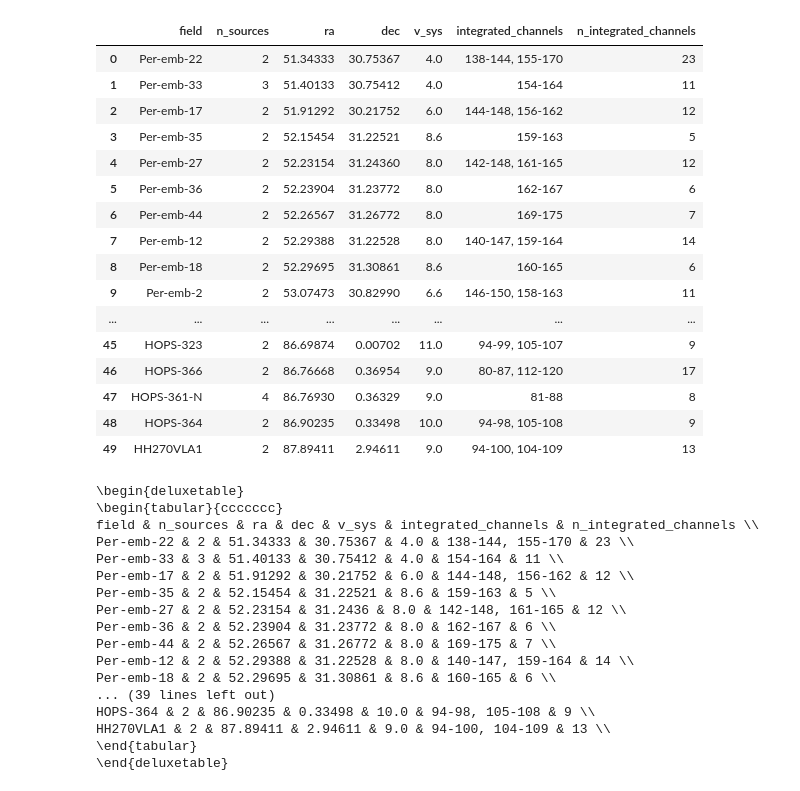
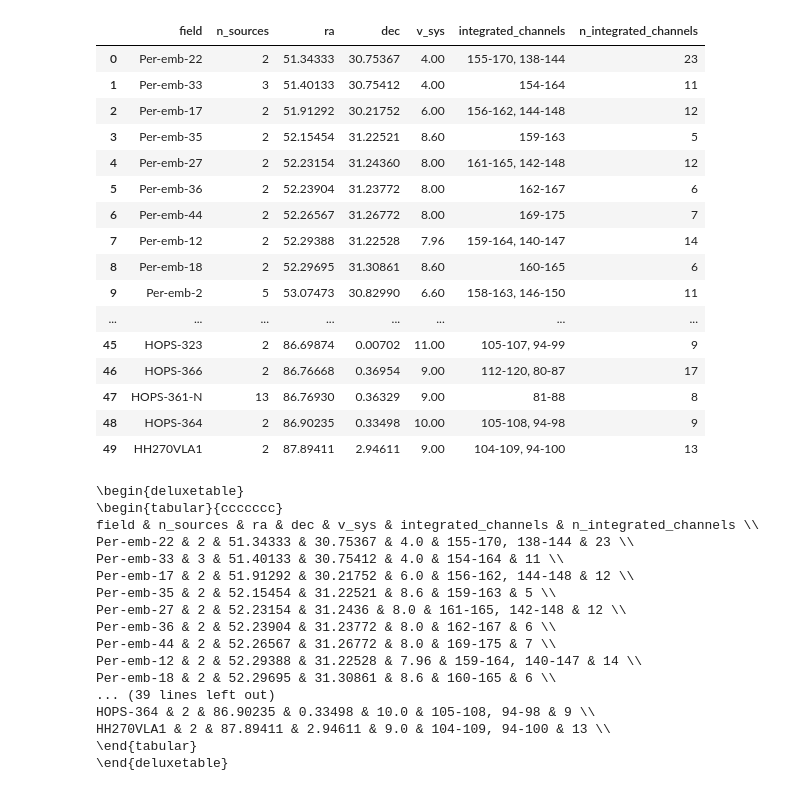
Before and after one commit to ryguy2k4/hops-research, a Jupyter notebook: notebooks/tables_for_paper.ipynb, the cells around one changed output. Saved outputs shown, nothing was run; the diff lists cells and outputs as text; code cells hidden in the pictures.

Commit message:
fixed n_sources in data by field table.

```diff
--- a/notebooks/tables_for_paper.ipynb
+++ b/notebooks/tables_for_paper.ipynb
@@ -97,10 +97,10 @@ HH270VLA1 & Binary & 99.4 & C0 & A+B & 230 & 124 & 74 \\
 \end{deluxetable}
 # %%
 by_field = df.groupby(['field']).agg('first').reset_index()[['field', 'source_a_ra', 'source_a_dec', 'integrated_channels', 'n_integrated_channels']]
-notes = notes.groupby('Field').agg('first').reset_index()[['Field', 'N', 'V_sys']].dropna()
+notes = notes.groupby('Field').agg('first').reset_index()[['Field', 'V_sys']].dropna()
 by_field = pd.merge(by_field, notes, left_on='field', right_on='Field', how='left')
-by_field = by_field.rename(columns={'source_a_ra': 'ra', 'source_a_dec': 'dec', 'N': 'n_sources', 'V_sys': 'v_sys'})
-by_field = by_field[['field', 'n_sources', 'ra', 'dec', 'v_sys', 'integrated_channels', 'n_integrated_channels']]
+by_field = by_field.rename(columns={'source_a_ra': 'ra', 'source_a_dec': 'dec', 'V_sys': 'v_sys'})
+by_field = by_field[['field', 'ra', 'dec', 'v_sys', 'integrated_channels', 'n_integrated_channels']]
 # %%
 # unmeasured complex structures (8) (M8)
 app4 = ['HOPS-56', 'HOPS-70', 'HOPS-261', 'HOPS-158', 'HOPS-138', 'HOPS-45', 'HOPS-85', 'HOPS-77']
@@ -113,36 +113,39 @@ sources_no_outflows = source_info[['Main', 'Source', 'RA', 'Dec']].groupby('Main
     'Dec': 'first'
 }).reset_index().rename(columns={'Source': 'n_sources', 'RA': 'ra', 'Dec': 'dec'})
 
-sources_no_outflows = sources_no_outflows.loc[sources_no_outflows['Main'].isin(app4+app5)]
+n_sources = sources_no_outflows[['Main', 'n_sources']]
+
+sources_no_outflows = sources_no_outflows.loc[sources_no_outflows['Main'].isin(app4+app5)].drop(columns='n_sources').reset_index(drop=True)
 # %%
 by_field = pd.concat([by_field, sources_no_outflows.rename(columns={'Main': 'field'})], ignore_index=True)
+by_field = by_field.merge(n_sources, left_on='field', right_on='Main', how='left')
 by_field = by_field.drop_duplicates(subset=['field']).reset_index(drop=True)
 
 by_field[['ra', 'dec']] = by_field[['ra', 'dec']].round(5)
 by_field[['n_sources']] = by_field[['n_sources']].round(0).astype(int)
-by_field[['n_integrated_channels']] = by_field[['n_integrated_channels']].replace('-', np.nan).astype(float).round(0).astype('Int64')
-by_field[['v_sys']] = by_field[['v_sys']].round(1)
+by_field[['n_integrated_channels']] = by_field[['n_integrated_channels']].replace('-', np.nan).astype(float).round(0).astype('Int64')#by_field[['v_sys']] = by_field[['v_sys']].round(1)
 by_field = by_field.sort_values('ra').reset_index(drop=True)
+by_field = by_field[['field', 'n_sources', 'ra', 'dec', 'v_sys', 'integrated_channels', 'n_integrated_channels']]
 
 by_field
 # %% [output]
 |  | field | n_sources | ra | dec | v_sys | integrated_channels | n_integrated_channels |
-| 0 | Per-emb-22 | 2 | 51.34333 | 30.75367 | 4.0 | 138-144, 155-170 | 23 |
-| 1 | Per-emb-33 | 3 | 51.40133 | 30.75412 | 4.0 | 154-164 | 11 |
-| 2 | Per-emb-17 | 2 | 51.91292 | 30.21752 | 6.0 | 144-148, 156-162 | 12 |
-| 3 | Per-emb-35 | 2 | 52.15454 | 31.22521 | 8.6 | 159-163 | 5 |
-| 4 | Per-emb-27 | 2 | 52.23154 | 31.24360 | 8.0 | 142-148, 161-165 | 12 |
-| 5 | Per-emb-36 | 2 | 52.23904 | 31.23772 | 8.0 | 162-167 | 6 |
-| 6 | Per-emb-44 | 2 | 52.26567 | 31.26772 | 8.0 | 169-175 | 7 |
-| 7 | Per-emb-12 | 2 | 52.29388 | 31.22528 | 8.0 | 140-147, 159-164 | 14 |
-| 8 | Per-emb-18 | 2 | 52.29695 | 31.30861 | 8.6 | 160-165 | 6 |
-| 9 | Per-emb-2 | 2 | 53.07473 | 30.82990 | 6.6 | 146-150, 158-163 | 11 |
+| 0 | Per-emb-22 | 2 | 51.34333 | 30.75367 | 4.00 | 155-170, 138-144 | 23 |
+| 1 | Per-emb-33 | 3 | 51.40133 | 30.75412 | 4.00 | 154-164 | 11 |
+| 2 | Per-emb-17 | 2 | 51.91292 | 30.21752 | 6.00 | 156-162, 144-148 | 12 |
+| 3 | Per-emb-35 | 2 | 52.15454 | 31.22521 | 8.60 | 159-163 | 5 |
+| 4 | Per-emb-27 | 2 | 52.23154 | 31.24360 | 8.00 | 161-165, 142-148 | 12 |
+| 5 | Per-emb-36 | 2 | 52.23904 | 31.23772 | 8.00 | 162-167 | 6 |
+| 6 | Per-emb-44 | 2 | 52.26567 | 31.26772 | 8.00 | 169-175 | 7 |
+| 7 | Per-emb-12 | 2 | 52.29388 | 31.22528 | 7.96 | 159-164, 140-147 | 14 |
+| 8 | Per-emb-18 | 2 | 52.29695 | 31.30861 | 8.60 | 160-165 | 6 |
+| 9 | Per-emb-2 | 5 | 53.07473 | 30.82990 | 6.60 | 158-163, 146-150 | 11 |
 | ... | ... | ... | ... | ... | ... | ... | ... |
-| 45 | HOPS-323 | 2 | 86.69874 | 0.00702 | 11.0 | 94-99, 105-107 | 9 |
-| 46 | HOPS-366 | 2 | 86.76668 | 0.36954 | 9.0 | 80-87, 112-120 | 17 |
-| 47 | HOPS-361-N | 4 | 86.76930 | 0.36329 | 9.0 | 81-88 | 8 |
-| 48 | HOPS-364 | 2 | 86.90235 | 0.33498 | 10.0 | 94-98, 105-108 | 9 |
-| 49 | HH270VLA1 | 2 | 87.89411 | 2.94611 | 9.0 | 94-100, 104-109 | 13 |
+| 45 | HOPS-323 | 2 | 86.69874 | 0.00702 | 11.00 | 105-107, 94-99 | 9 |
+| 46 | HOPS-366 | 2 | 86.76668 | 0.36954 | 9.00 | 112-120, 80-87 | 17 |
+| 47 | HOPS-361-N | 13 | 86.76930 | 0.36329 | 9.00 | 81-88 | 8 |
+| 48 | HOPS-364 | 2 | 86.90235 | 0.33498 | 10.00 | 105-108, 94-98 | 9 |
+| 49 | HH270VLA1 | 2 | 87.89411 | 2.94611 | 9.00 | 104-109, 94-100 | 13 |
 # %%
 t = Table.from_pandas(by_field)
 buf = StringIO()
@@ -152,17 +155,17 @@ print(buf.getvalue())
 \begin{deluxetable}
 \begin{tabular}{ccccccc}
 field & n_sources & ra & dec & v_sys & integrated_channels & n_integrated_channels \\
-Per-emb-22 & 2 & 51.34333 & 30.75367 & 4.0 & 138-144, 155-170 & 23 \\
+Per-emb-22 & 2 & 51.34333 & 30.75367 & 4.0 & 155-170, 138-144 & 23 \\
 Per-emb-33 & 3 & 51.40133 & 30.75412 & 4.0 & 154-164 & 11 \\
-Per-emb-17 & 2 & 51.91292 & 30.21752 & 6.0 & 144-148, 156-162 & 12 \\
+Per-emb-17 & 2 & 51.91292 & 30.21752 & 6.0 & 156-162, 144-148 & 12 \\
 Per-emb-35 & 2 & 52.15454 & 31.22521 & 8.6 & 159-163 & 5 \\
-Per-emb-27 & 2 & 52.23154 & 31.2436 & 8.0 & 142-148, 161-165 & 12 \\
+Per-emb-27 & 2 & 52.23154 & 31.2436 & 8.0 & 161-165, 142-148 & 12 \\
 Per-emb-36 & 2 & 52.23904 & 31.23772 & 8.0 & 162-167 & 6 \\
 Per-emb-44 & 2 & 52.26567 & 31.26772 & 8.0 & 169-175 & 7 \\
-Per-emb-12 & 2 & 52.29388 & 31.22528 & 8.0 & 140-147, 159-164 & 14 \\
+Per-emb-12 & 2 & 52.29388 & 31.22528 & 7.96 & 159-164, 140-147 & 14 \\
 Per-emb-18 & 2 & 52.29695 & 31.30861 & 8.6 & 160-165 & 6 \\
 ... (39 lines left out)
-HOPS-364 & 2 & 86.90235 & 0.33498 & 10.0 & 94-98, 105-108 & 9 \\
-HH270VLA1 & 2 & 87.89411 & 2.94611 & 9.0 & 94-100, 104-109 & 13 \\
+HOPS-364 & 2 & 86.90235 & 0.33498 & 10.0 & 105-108, 94-98 & 9 \\
+HH270VLA1 & 2 & 87.89411 & 2.94611 & 9.0 & 104-109, 94-100 & 13 \\
 \end{tabular}
 \end{deluxetable}
```
Also changed, not shown: parts of 3 cells of this notebook.
